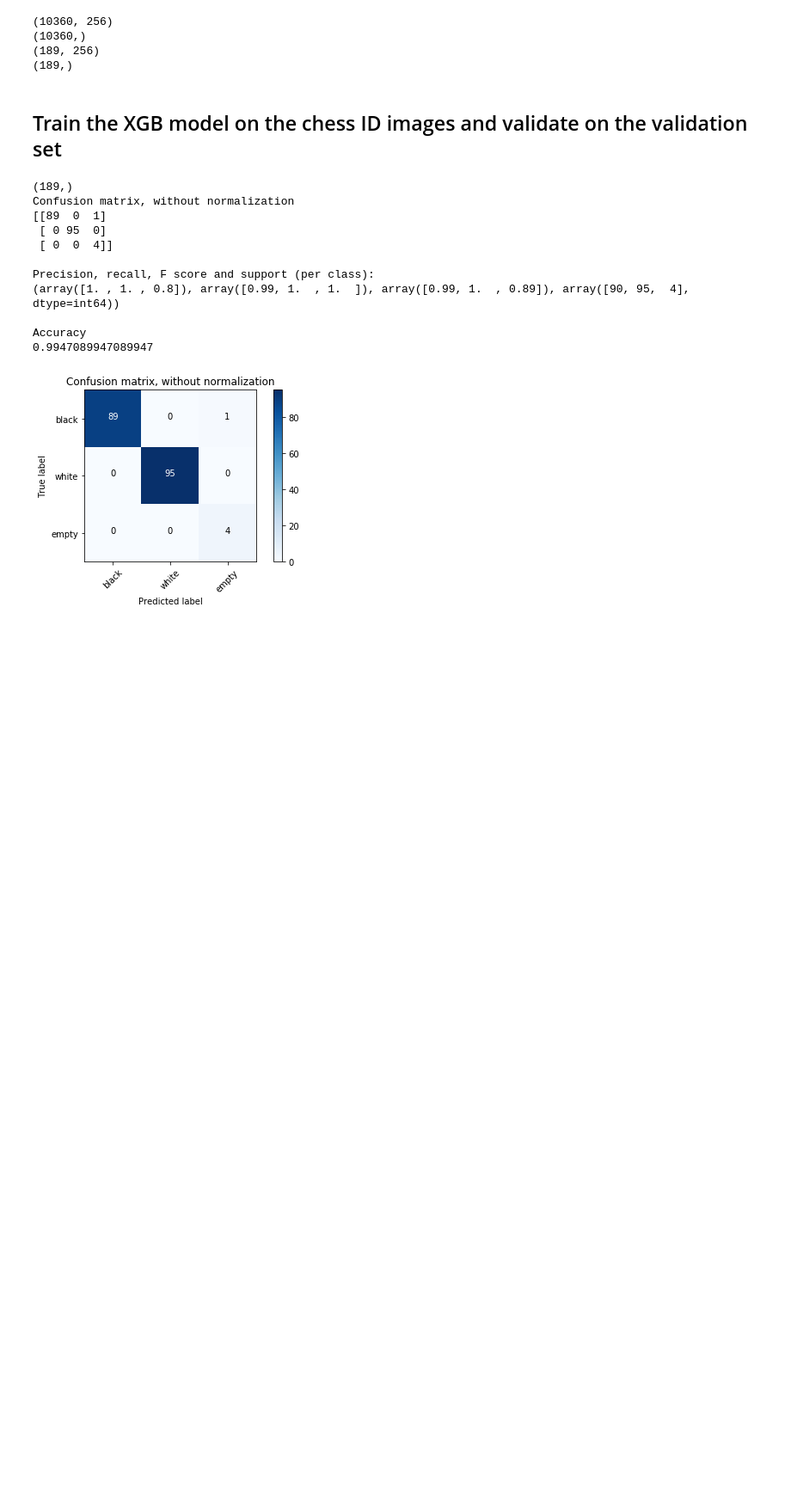
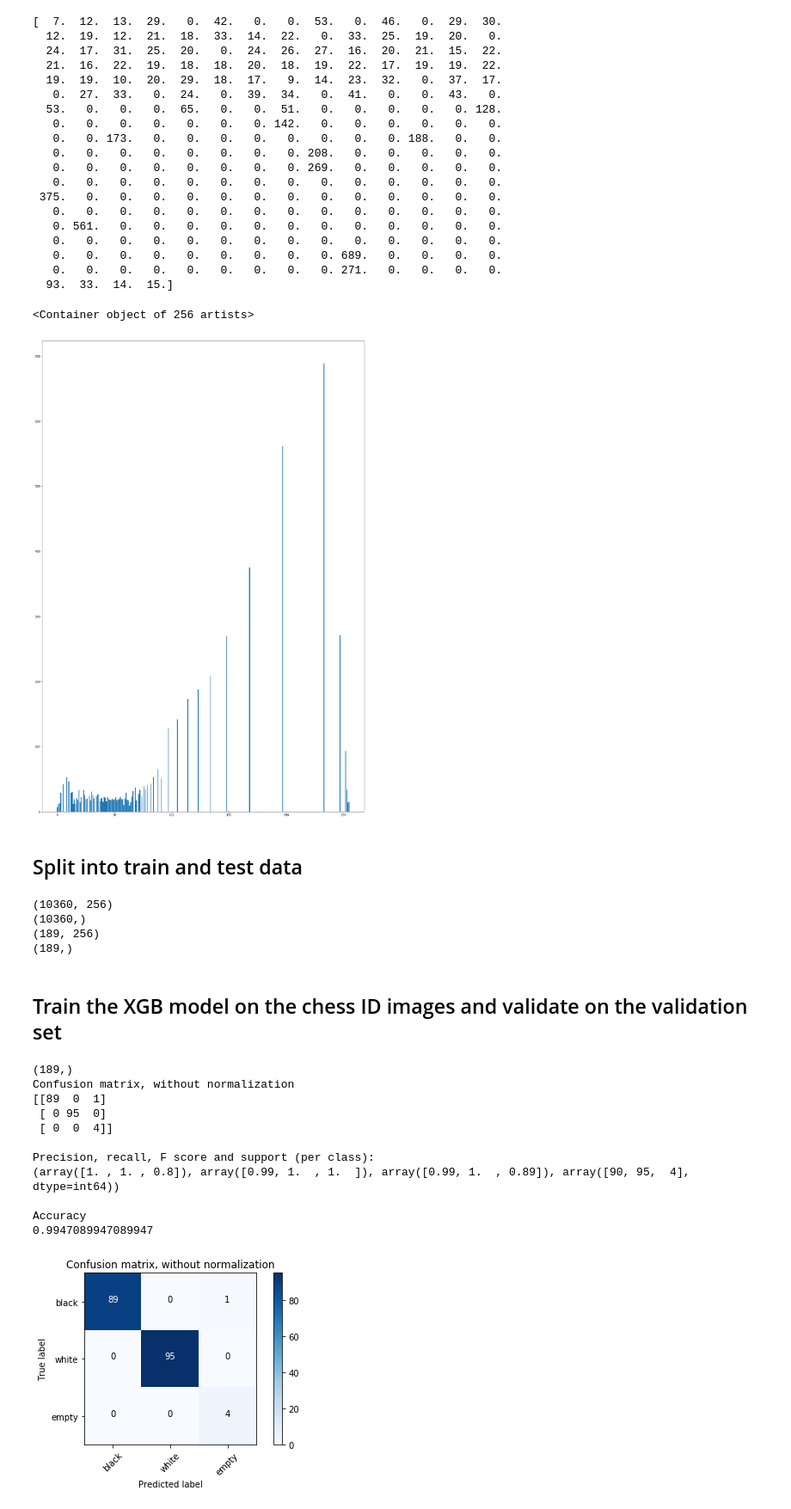
Before and after one commit to ace-racer/Extending-Board-Games-using-deep-learning, a Jupyter notebook: chess_piece_detection/3_class_classifier/Resized Image piece color detection.ipynb, the cells around one changed output. Shown: that part at 86% size. Cells and saved outputs as stored; diff of their text form; code cells hidden in the pictures; blank space fills up the shorter version.

```diff
--- a/chess_piece_detection/3_class_classifier/Resized Image piece color detection.ipynb
+++ b/chess_piece_detection/3_class_classifier/Resized Image piece color detection.ipynb
@@ -21,3 +45,37 @@ def get_image_intensity_histogram(file_location):
+# %%
+matplotlib.rcParams['figure.figsize'] = [20, 30]
+
+img_location = "H:\\AR-ExtendingOnlineGames\\data\\myboard_images\\empty\\g_5.jpg"
+intensities = get_image_intensity_histogram(img_location)
+#plt.imshow(cv2.imread(img_location))
+print(intensities)
+plt.bar(list([x for x in range(256)]), intensities)
+
+#plt.hist(intensities)
+# %% [output]
+[  7.  12.  13.  29.   0.  42.   0.   0.  53.   0.  46.   0.  29.  30.
+  12.  19.  12.  21.  18.  33.  14.  22.   0.  33.  25.  19.  20.   0.
+  24.  17.  31.  25.  20.   0.  24.  26.  27.  16.  20.  21.  15.  22.
+  21.  16.  22.  19.  18.  18.  20.  18.  19.  22.  17.  19.  19.  22.
+  19.  19.  10.  20.  29.  18.  17.   9.  14.  23.  32.   0.  37.  17.
+   0.  27.  33.   0.  24.   0.  39.  34.   0.  41.   0.   0.  43.   0.
+  53.   0.   0.   0.  65.   0.   0.  51.   0.   0.   0.   0.   0. 128.
+   0.   0.   0.   0.   0.   0.   0. 142.   0.   0.   0.   0.   0.   0.
+   0.   0. 173.   0.   0.   0.   0.   0.   0.   0.   0. 188.   0.   0.
+   0.   0.   0.   0.   0.   0.   0.   0. 208.   0.   0.   0.   0.   0.
+   0.   0.   0.   0.   0.   0.   0.   0. 269.   0.   0.   0.   0.   0.
+   0.   0.   0.   0.   0.   0.   0.   0.   0.   0.   0.   0.   0.   0.
+ 375.   0.   0.   0.   0.   0.   0.   0.   0.   0.   0.   0.   0.   0.
+   0.   0.   0.   0.   0.   0.   0.   0.   0.   0.   0.   0.   0.   0.
+   0. 561.   0.   0.   0.   0.   0.   0.   0.   0.   0.   0.   0.   0.
+   0.   0.   0.   0.   0.   0.   0.   0.   0.   0.   0.   0.   0.   0.
+   0.   0.   0.   0.   0.   0.   0.   0.   0. 689.   0.   0.   0.   0.
+   0.   0.   0.   0.   0.   0.   0.   0.   0. 271.   0.   0.   0.   0.
+  93.  33.  14.  15.]
+<Container object of 256 artists>
+[figure, added]
+# %% [markdown]
+## Split into train and test data
 # %%
 def get_features_labels(data_path):
     X, y = [], []
```
Also changed, not shown: parts of 14 cells of this notebook.
